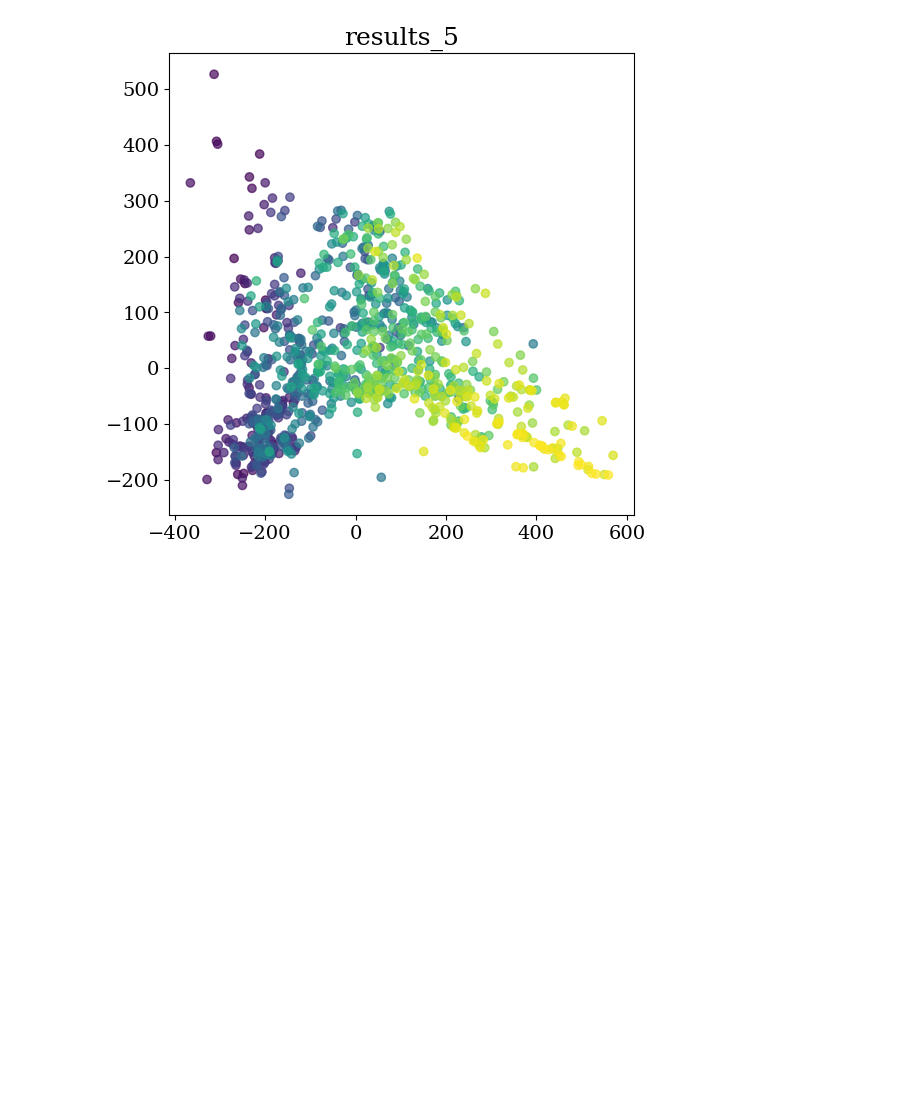
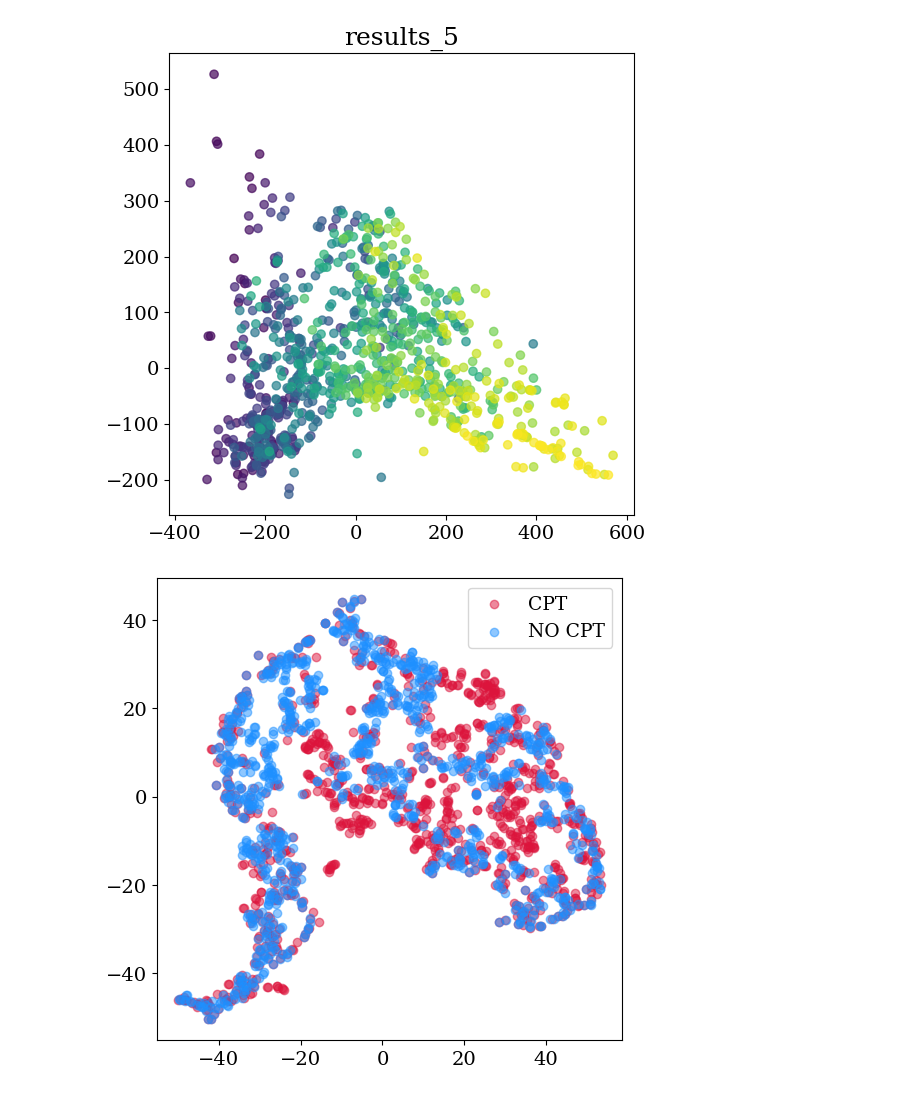
Before and after one commit to charlesaugdupont/cognitive-biases-endogenous-volatility, a Jupyter notebook: Embedding.ipynb, the cells around one changed output. Saved outputs shown, nothing was run; the diff lists cells and outputs as text; code cells hidden in the pictures; blank space fills up the shorter version.

Commit message:
compare embeddings

```diff
--- a/Embedding.ipynb
+++ b/Embedding.ipynb
@@ -280,5 +280,28 @@ X_features.shape
 # %% [output]
 (2048, 7514)
+# %%
+def embedding_comparison(with_pca, method):
+    X_scaled = StandardScaler().fit_transform(X_features)
+
+    if method == "pca":
+        X_ = PCA(n_components=2).fit_transform(X_scaled)
+    else:
+        if with_pca:
+            X_scaled = PCA(n_components=50).fit_transform(X_scaled)
+        if method == "tsne":
+            X_ = TSNE(n_components=2, perplexity=30, random_state=0).fit_transform(X_scaled)
+        elif method == "spectral":
+            X_ = SpectralEmbedding().fit_transform(X_scaled)
+        elif method == "isomap":
+            X_ = Isomap(n_neighbors=20).fit_transform(X_scaled)
+        elif method == "lle":
+            X_ = LocallyLinearEmbedding(n_neighbors=25, max_iter=450).fit_transform(X_scaled)
+
+    plt.figure(figsize=(6,6))
+    plt.scatter(X_[:1024,0], X_[:1024,1], alpha=0.5, c="crimson", label="CPT")
+    plt.scatter(X_[1024:,0], X_[1024:,1], alpha=0.5, c="dodgerblue", label="NO CPT")
+    plt.legend()
+    plt.show()
 # %%
 def embedding(model_name, with_pca, method, param_color_idx):
     if model_name == "A":
@@ -318,3 +341,7 @@ embedding("A", False, "spectral", 2)
 embedding("A", False, "isomap", 0)
 # %% [output]
 [figure]
+# %%
+embedding_comparison(True, "tsne")
+# %% [output]
+[figure, added]
```
Also changed, not shown: parts of 3 cells of this notebook.
